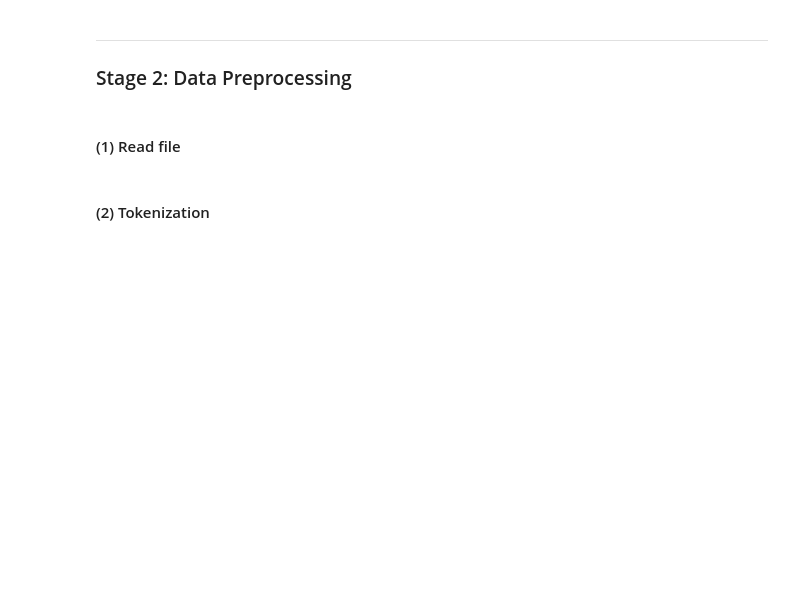
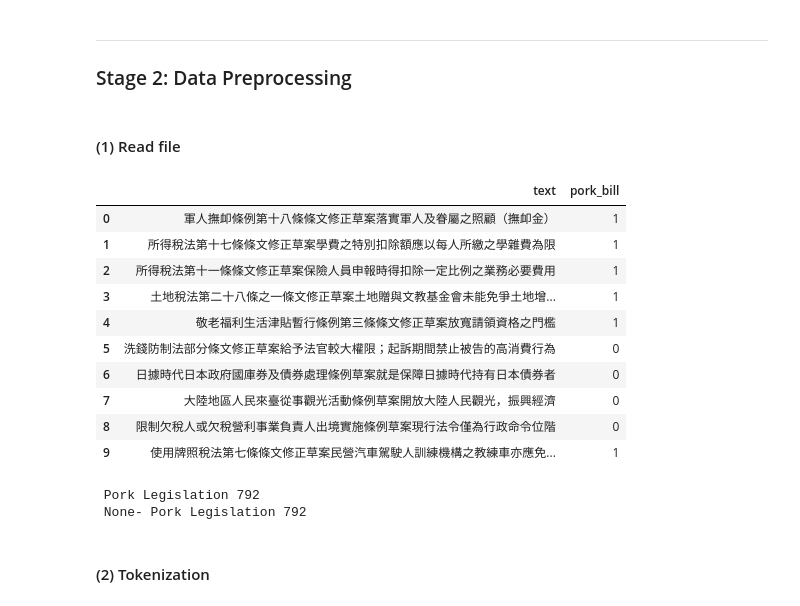
Before and after one commit to davidycliao/PorkCNN, a Jupyter notebook: demo-cnn-pork-barrel-classification-task.ipynb, the cells around one changed output. Cells and saved outputs as stored; diff of their text form; code cells hidden in the pictures; blank space fills up the shorter version.

```diff
--- a/demo-cnn-pork-barrel-classification-task.ipynb
+++ b/demo-cnn-pork-barrel-classification-task.ipynb
@@ -89,2 +39,22 @@ def seg_char(sent):
+# %%
+data.head(10)
+# %% [output]
+|  | text | pork_bill |
+| 0 | 軍人撫卹條例第十八條條文修正草案落實軍人及眷屬之照顧（撫卹金） | 1 |
+| 1 | 所得稅法第十七條條文修正草案學費之特別扣除額應以每人所繳之學雜費為限 | 1 |
+| 2 | 所得稅法第十一條條文修正草案保險人員申報時得扣除一定比例之業務必要費用 | 1 |
+| 3 | 土地稅法第二十八條之一條文修正草案土地贈與文教基金會未能免爭土地增... | 1 |
+| 4 | 敬老福利生活津貼暫行條例第三條條文修正草案放寬請領資格之門檻 | 1 |
+| 5 | 洗錢防制法部分條文修正草案給予法官較大權限；起訴期間禁止被告的高消費行為 | 0 |
+| 6 | 日據時代日本政府國庫券及債券處理條例草案就是保障日據時代持有日本債券者 | 0 |
+| 7 | 大陸地區人民來臺從事觀光活動條例草案開放大陸人民觀光，振興經濟 | 0 |
+| 8 | 限制欠稅人或欠稅營利事業負責人出境實施條例草案現行法令僅為行政命令位階 | 0 |
+| 9 | 使用牌照稅法第七條條文修正草案民營汽車駕駛人訓練機構之教練車亦應免... | 1 |
+# %%
+print(" Pork Legislation", data['pork_bill'].value_counts()[0],'\n',
+      "None- Pork Legislation", data['pork_bill'].value_counts()[0])
+# %% [output]
+ Pork Legislation 792
+ None- Pork Legislation 792
 # %% [markdown]
 #### (2) Tokenization
```
Also changed, not shown: parts of 9 cells of this notebook.
